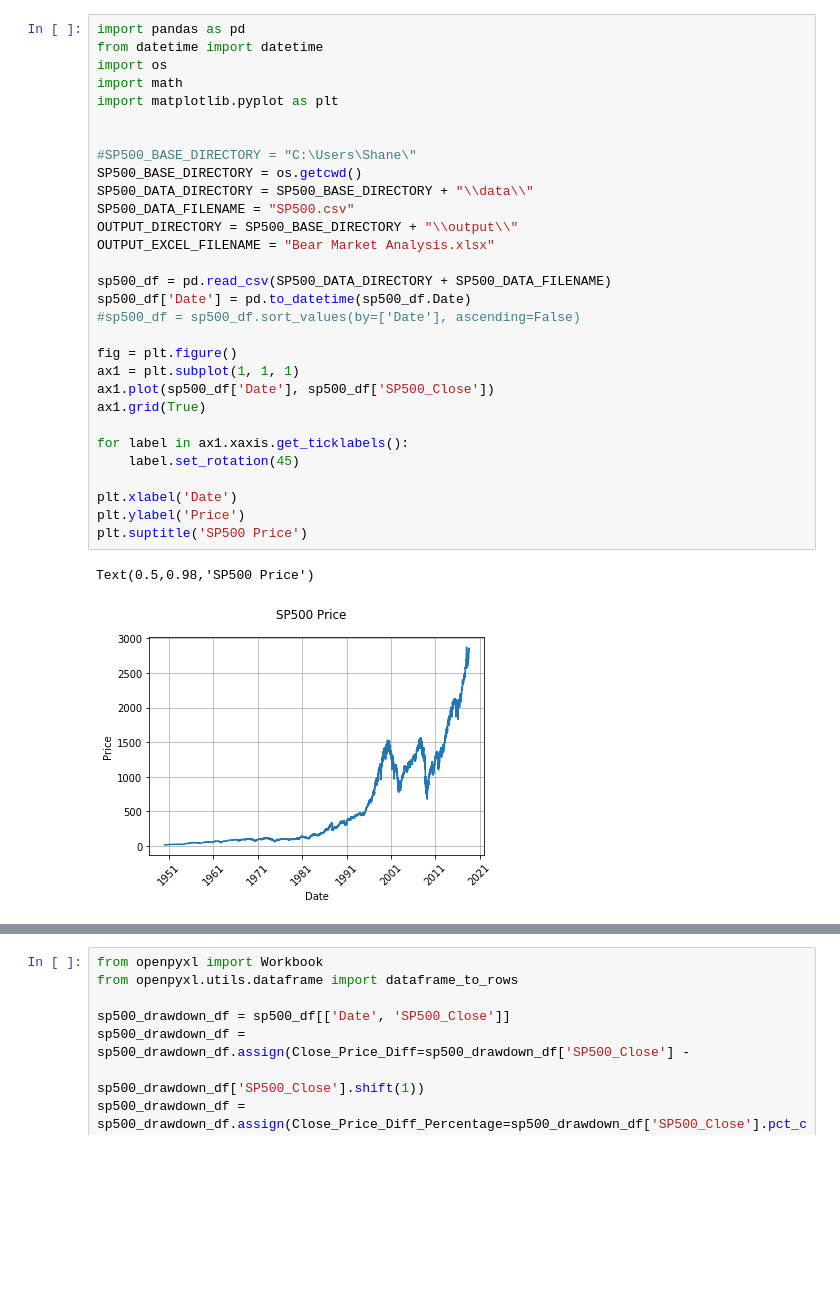
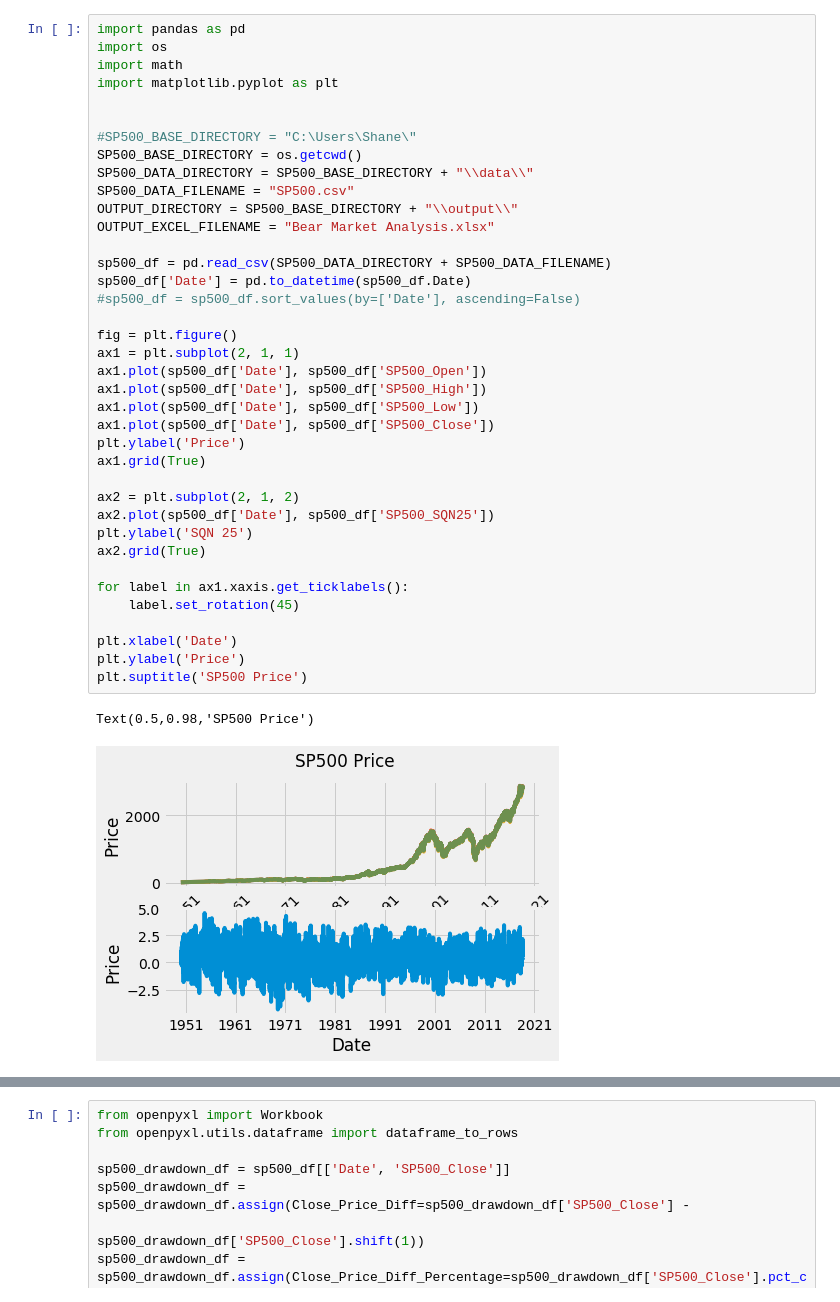
Before and after one commit to SugahShane/Market_Analysis, a Jupyter notebook: Bear Market Research Notebook.ipynb, the cells around one changed output, grey strips where cells are left out. Drawn from its saved outputs; the diff is of its cells as text; blank space fills up the shorter version.

Commit message:
Added SQN 25 to SP500 matplotlib chart

```diff
--- a/Bear Market Research Notebook.ipynb
+++ b/Bear Market Research Notebook.ipynb
@@ -1,33 +1,41 @@
 # %%
 import pandas as pd
-from datetime import datetime
 import os
 import math
 import matplotlib.pyplot as plt
 
 
 #SP500_BASE_DIRECTORY = "C:\Users\Shane\"
 SP500_BASE_DIRECTORY = os.getcwd()
 SP500_DATA_DIRECTORY = SP500_BASE_DIRECTORY + "\\data\\"
 SP500_DATA_FILENAME = "SP500.csv"
 OUTPUT_DIRECTORY = SP500_BASE_DIRECTORY + "\\output\\"
 OUTPUT_EXCEL_FILENAME = "Bear Market Analysis.xlsx"
 
 sp500_df = pd.read_csv(SP500_DATA_DIRECTORY + SP500_DATA_FILENAME)
 sp500_df['Date'] = pd.to_datetime(sp500_df.Date)
 #sp500_df = sp500_df.sort_values(by=['Date'], ascending=False)
 
 fig = plt.figure()
-ax1 = plt.subplot(1, 1, 1)
+ax1 = plt.subplot(2, 1, 1)
+ax1.plot(sp500_df['Date'], sp500_df['SP500_Open'])
+ax1.plot(sp500_df['Date'], sp500_df['SP500_High'])
+ax1.plot(sp500_df['Date'], sp500_df['SP500_Low'])
 ax1.plot(sp500_df['Date'], sp500_df['SP500_Close'])
+plt.ylabel('Price')
 ax1.grid(True)
+
+ax2 = plt.subplot(2, 1, 2)
+ax2.plot(sp500_df['Date'], sp500_df['SP500_SQN25'])
+plt.ylabel('SQN 25')
+ax2.grid(True)
 
 for label in ax1.xaxis.get_ticklabels():
     label.set_rotation(45)
 
 plt.xlabel('Date')
 plt.ylabel('Price')
 plt.suptitle('SP500 Price')
 # %% [output]
 Text(0.5,0.98,'SP500 Price')
-[figure, old version]
+[figure, new version]
```
Also changed, not shown: parts of 4 cells of this notebook, 1 other file.
